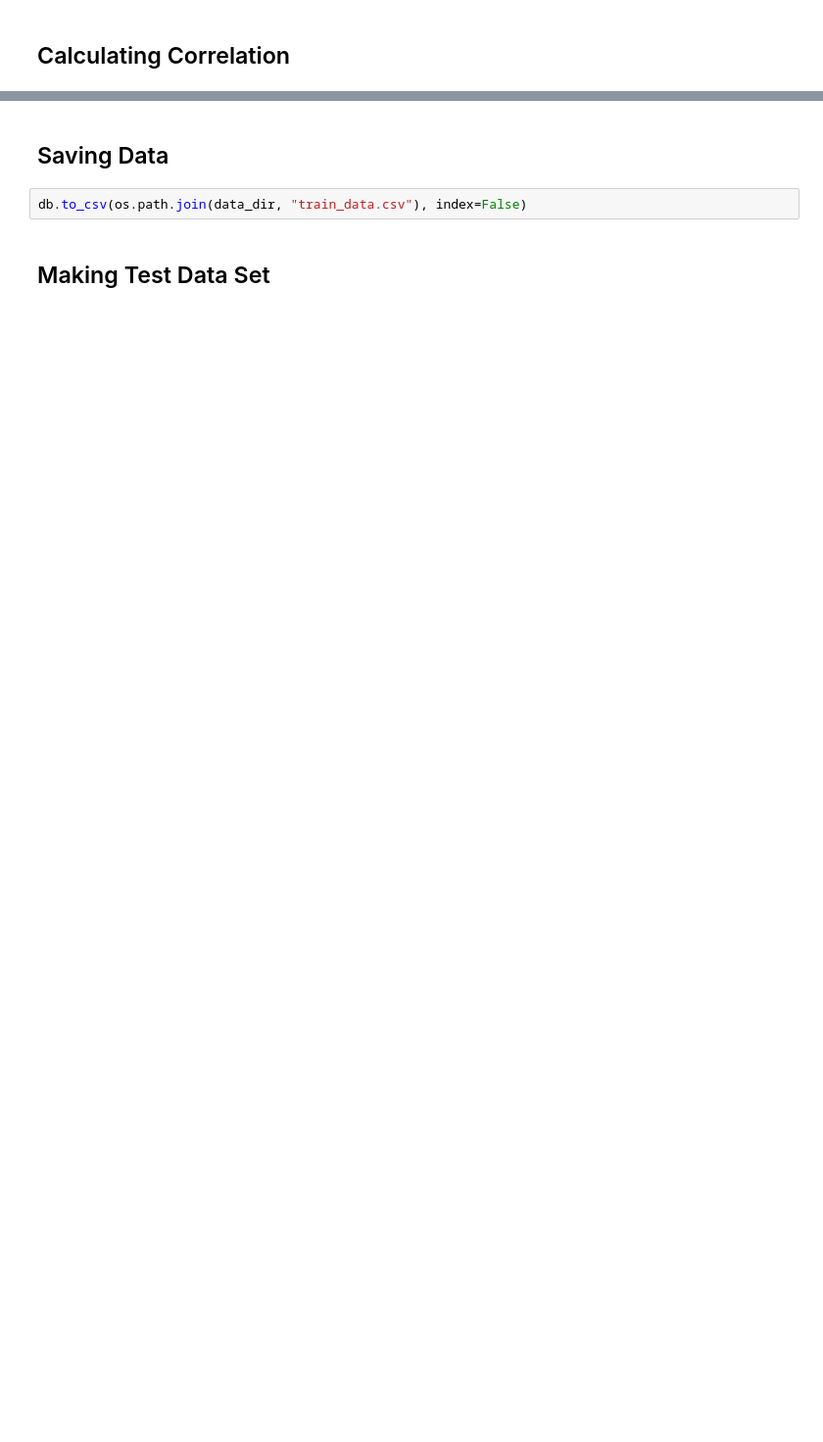
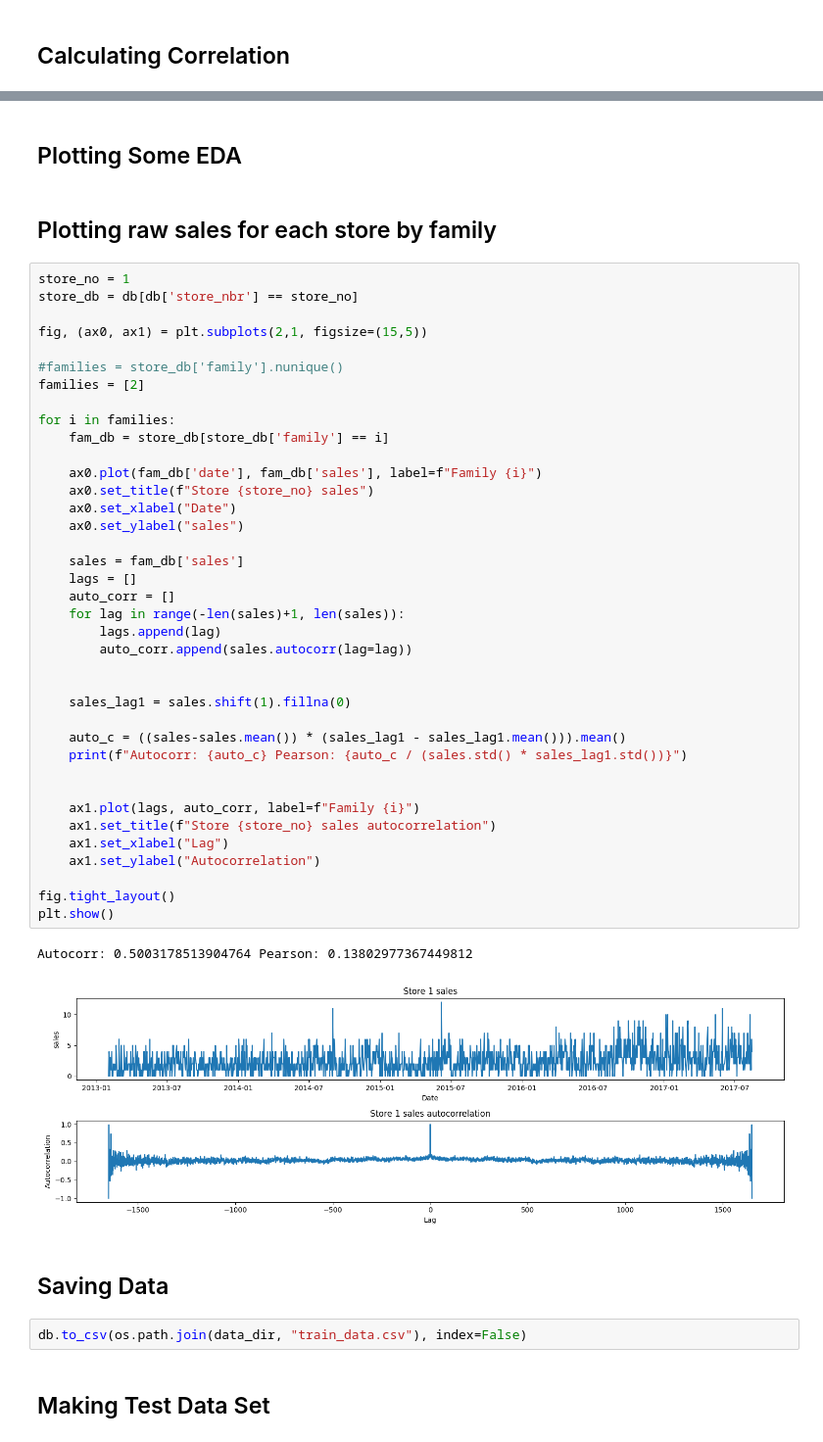
Before and after one commit to Crashprn/KaggleComps, a Jupyter notebook: Store_Sales/data_preprocessing.ipynb, the cells around one changed output, grey strips where cells are left out. Shown at 98% size. Drawn from its saved outputs; the diff is of its cells as text; blank space fills up the shorter version.

```diff
--- a/Store_Sales/data_preprocessing.ipynb
+++ b/Store_Sales/data_preprocessing.ipynb
@@ -234,3 +238,48 @@ del cov_db
+# %% [markdown]
+## Plotting Some EDA
+# %% [markdown]
+## Plotting raw sales for each store by family
+# %%
+store_no = 1
+store_db = db[db['store_nbr'] == store_no]
+
+fig, (ax0, ax1) = plt.subplots(2,1, figsize=(15,5))
+
+#families = store_db['family'].nunique()
+families = [2]
+
+for i in families:
+    fam_db = store_db[store_db['family'] == i]
+
+    ax0.plot(fam_db['date'], fam_db['sales'], label=f"Family {i}")
+    ax0.set_title(f"Store {store_no} sales")
+    ax0.set_xlabel("Date")
+    ax0.set_ylabel("sales")
+
+    sales = fam_db['sales']
+    lags = []
+    auto_corr = []
+    for lag in range(-len(sales)+1, len(sales)):
+        lags.append(lag)
+        auto_corr.append(sales.autocorr(lag=lag))
+
+
+    sales_lag1 = sales.shift(1).fillna(0)
+
+    auto_c = ((sales-sales.mean()) * (sales_lag1 - sales_lag1.mean())).mean()
+    print(f"Autocorr: {auto_c} Pearson: {auto_c / (sales.std() * sales_lag1.std())}")
+
+
+    ax1.plot(lags, auto_corr, label=f"Family {i}")
+    ax1.set_title(f"Store {store_no} sales autocorrelation")
+    ax1.set_xlabel("Lag")
+    ax1.set_ylabel("Autocorrelation")
+
+fig.tight_layout()
+plt.show()
+# %% [output]
+Autocorr: 0.5003178513904764 Pearson: 0.13802977367449812
+[figure, added]
 # %% [markdown]
 ## Saving Data
 # %%
```
Also changed, not shown: parts of 7 cells of this notebook, 4 other files.
